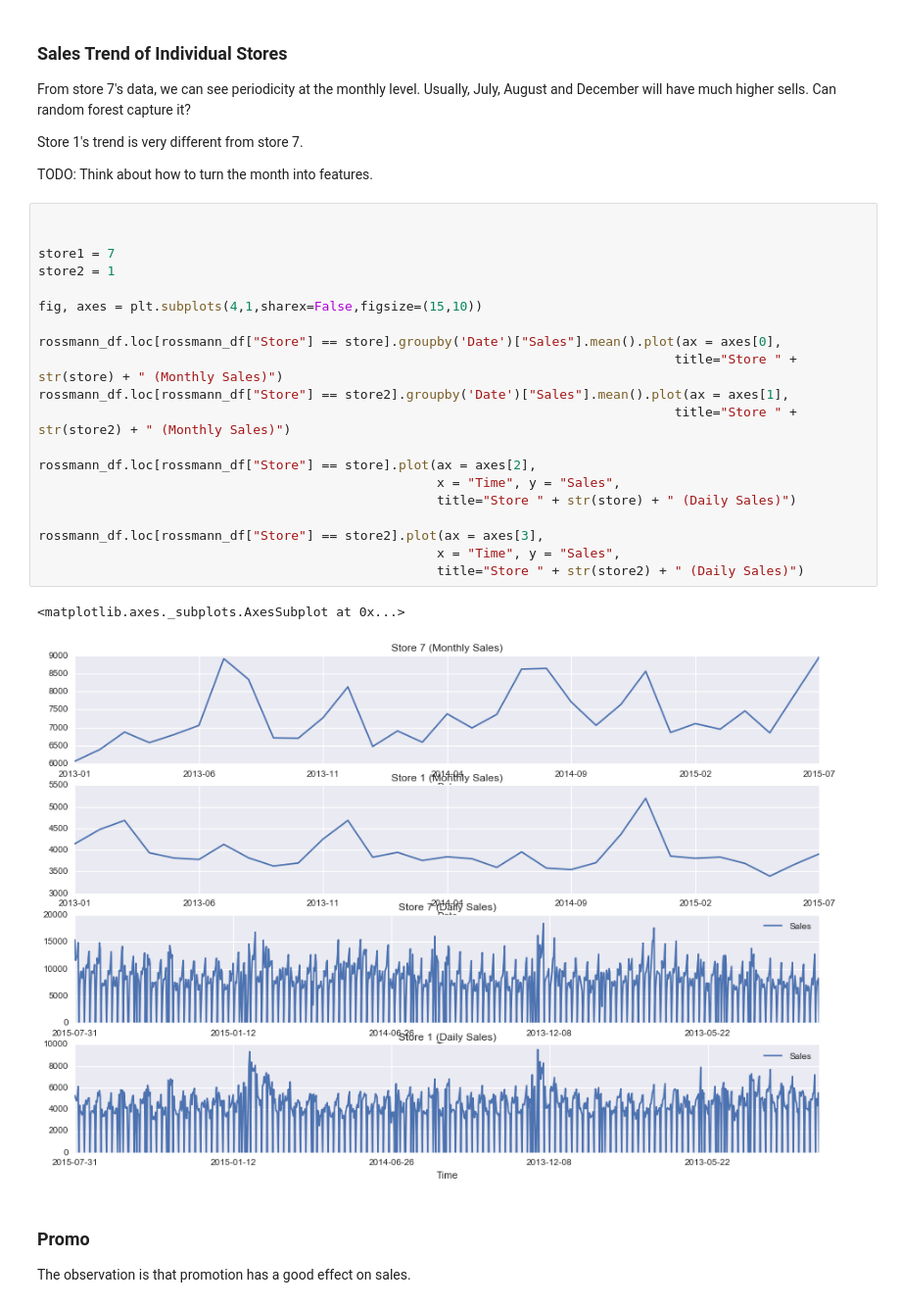
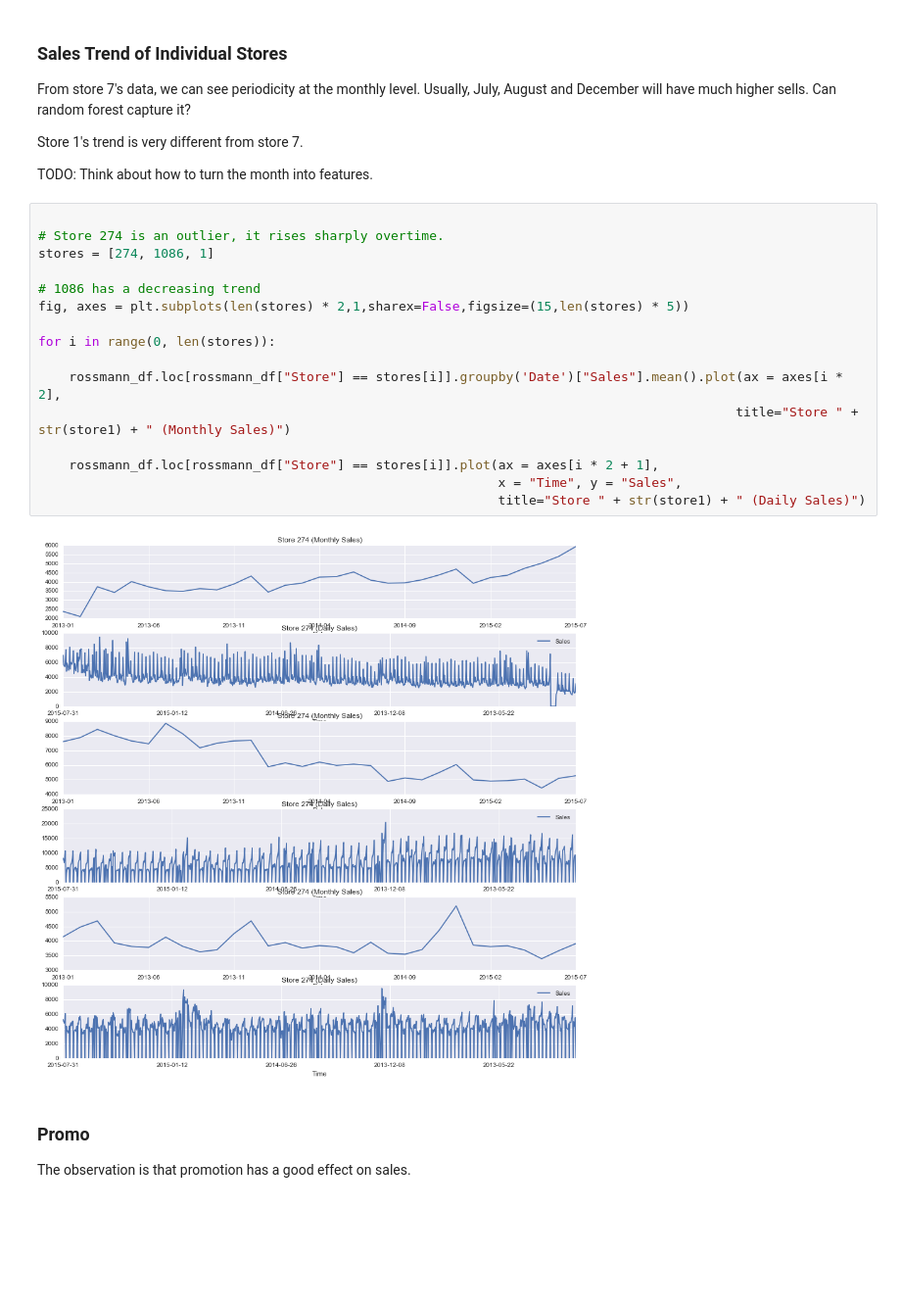
Before and after one commit to movingname/data-science-examples, a Jupyter notebook: rossmann-store-sales/Explore.ipynb, the cells around one changed output. Shown at 98% size. Drawn from its saved outputs; the diff is of its cells as text; blank space fills up the shorter version.

```diff
--- a/rossmann-store-sales/Explore.ipynb
+++ b/rossmann-store-sales/Explore.ipynb
@@ -237,27 +237,22 @@ Store 1's trend is very different from store 7.
 TODO: Think about how to turn the month into features.
 # %%
 
+# Store 274 is an outlier, it rises sharply overtime.
+stores = [274, 1086, 1]
 
-store1 = 7
-store2 = 1
+# 1086 has a decreasing trend
+fig, axes = plt.subplots(len(stores) * 2,1,sharex=False,figsize=(15,len(stores) * 5))
 
-fig, axes = plt.subplots(4,1,sharex=False,figsize=(15,10))
+for i in range(0, len(stores)):
 
-rossmann_df.loc[rossmann_df["Store"] == store].groupby('Date')["Sales"].mean().plot(ax = axes[0],
-                                                                                   title="Store " + str(store) + " (Monthly Sales)")
-rossmann_df.loc[rossmann_df["Store"] == store2].groupby('Date')["Sales"].mean().plot(ax = axes[1],
-                                                                                   title="Store " + str(store2) + " (Monthly Sales)")
+    rossmann_df.loc[rossmann_df["Store"] == stores[i]].groupby('Date')["Sales"].mean().plot(ax = axes[i * 2],
+                                                                                           title="Store " + str(store1) + " (Monthly Sales)")
 
-rossmann_df.loc[rossmann_df["Store"] == store].plot(ax = axes[2],
-                                                    x = "Time", y = "Sales",
-                                                    title="Store " + str(store) + " (Daily Sales)")
-
-rossmann_df.loc[rossmann_df["Store"] == store2].plot(ax = axes[3],
-                                                    x = "Time", y = "Sales",
-                                                    title="Store " + str(store2) + " (Daily Sales)")
+    rossmann_df.loc[rossmann_df["Store"] == stores[i]].plot(ax = axes[i * 2 + 1],
+                                                            x = "Time", y = "Sales",
+                                                            title="Store " + str(store1) + " (Daily Sales)")
 # %% [output]
-<matplotlib.axes._subplots.AxesSubplot at 0x...>
-[figure, old version]
+[figure, new version]
 # %% [markdown]
 ### Promo
 
```
Also changed, not shown: 2 other files.
